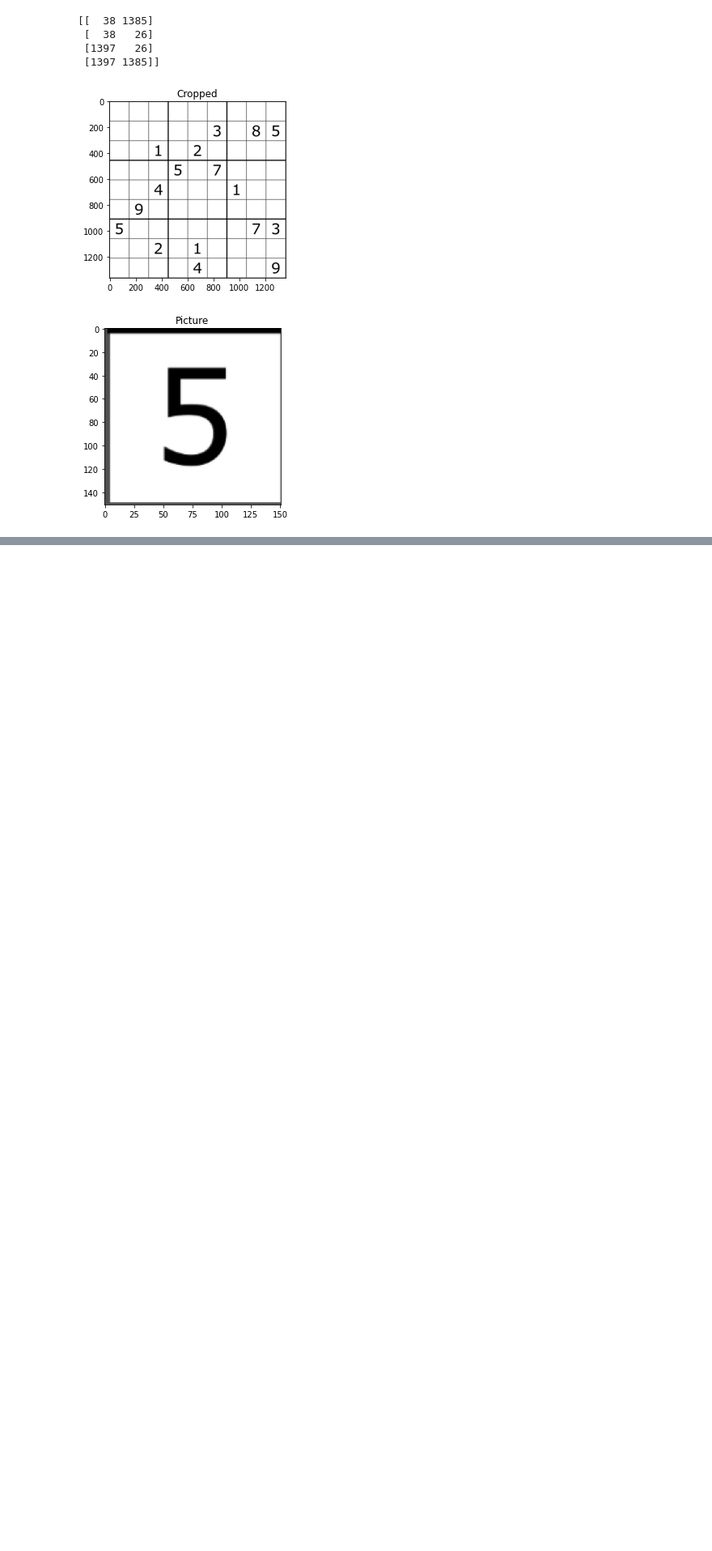
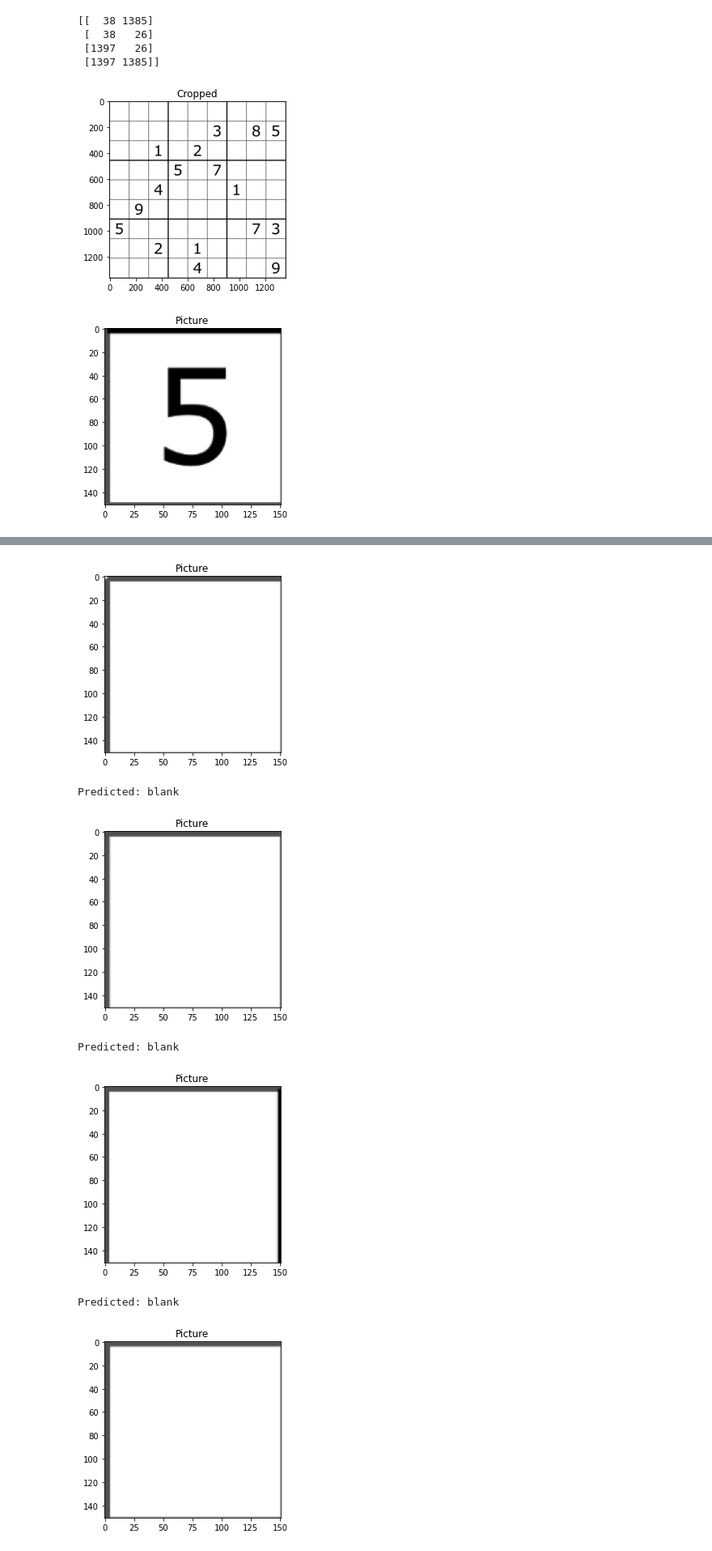
Before and after one commit to pbell97/sodukuAI, a Jupyter notebook: puzzleDetector/OpenCVTesting.ipynb, the cells around one changed output, grey strips where cells are left out. Shown: that part at 81% size. Cells and saved outputs as stored; diff of their text form; code cells hidden in the pictures; blank space fills up the shorter version.

Commit message:
Board recog, image generator, and NN working.

```diff
--- a/puzzleDetector/OpenCVTesting.ipynb
+++ b/puzzleDetector/OpenCVTesting.ipynb
@@ -174,0 +176,53 @@ l.index(5)
+# %%
+new_model = tf.keras.models.load_model('/Users/patrickbell/Documents/sodukuAI/digitClassifier/wholeModelSave')
+class_names = ['1', '2', '3', '4', '5', '6', '7', '8', '9', 'blank']
+
+def convertImageToNumber(model, img):
+    imagePath = "/Users/patrickbell/Documents/sodukuAI/digitClassifier/testImg.png"
+    resizedCell = cv2.resize(img, (100,100), interpolation = cv2.INTER_AREA)
+    img = PIL.Image.fromarray(resizedCell)
+    image = ImageOps.grayscale(img)
+    image.save(imagePath)
+    img = keras.preprocessing.image.load_img(
+        imagePath, target_size=(100, 100)
+    )
+
+    img_array = keras.preprocessing.image.img_to_array(img)
+    img_array = tf.expand_dims(img_array, 0) # Create a batch
+    predictions = model.predict(img_array)
+    score = tf.nn.softmax(predictions[0])
+    prediction = class_names[np.argmax(score)]
+    return prediction
+# %%
+# Recreates all the cells
+
+numberedCells = copy.deepcopy(cells)
+
+for subGridRow in range(3):
+    for subGridColumn in range(3):
+        for i in range(3):
+            for j in range(3):
+                numberedCells[subGridRow][subGridColumn][i][j] = convertImageToNumber(new_model, cells[subGridRow][subGridColumn][i][j])
+# %%
+# Check results
+
+def showComparison(num1,num2,num3,num4):
+    showImg(cells[num1][num2][num3][num4])
+    print("Predicted: " + str(numberedCells[num1][num2][num3][num4]))
+# %%
+# Check cells
+
+for subGridRow in range(3):
+    for subGridColumn in range(3):
+        for i in range(3):
+            for j in range(3):
+                showComparison(subGridRow,subGridColumn,i,j)
+                time.sleep(0.5)
+# %% [output]
+[figure, added]
+Predicted: blank
+[figure, added]
+Predicted: blank
+[figure, added]
+Predicted: blank
+[figure, added]
```
Also changed, not shown: parts of 9 cells of this notebook, 16 other files.
